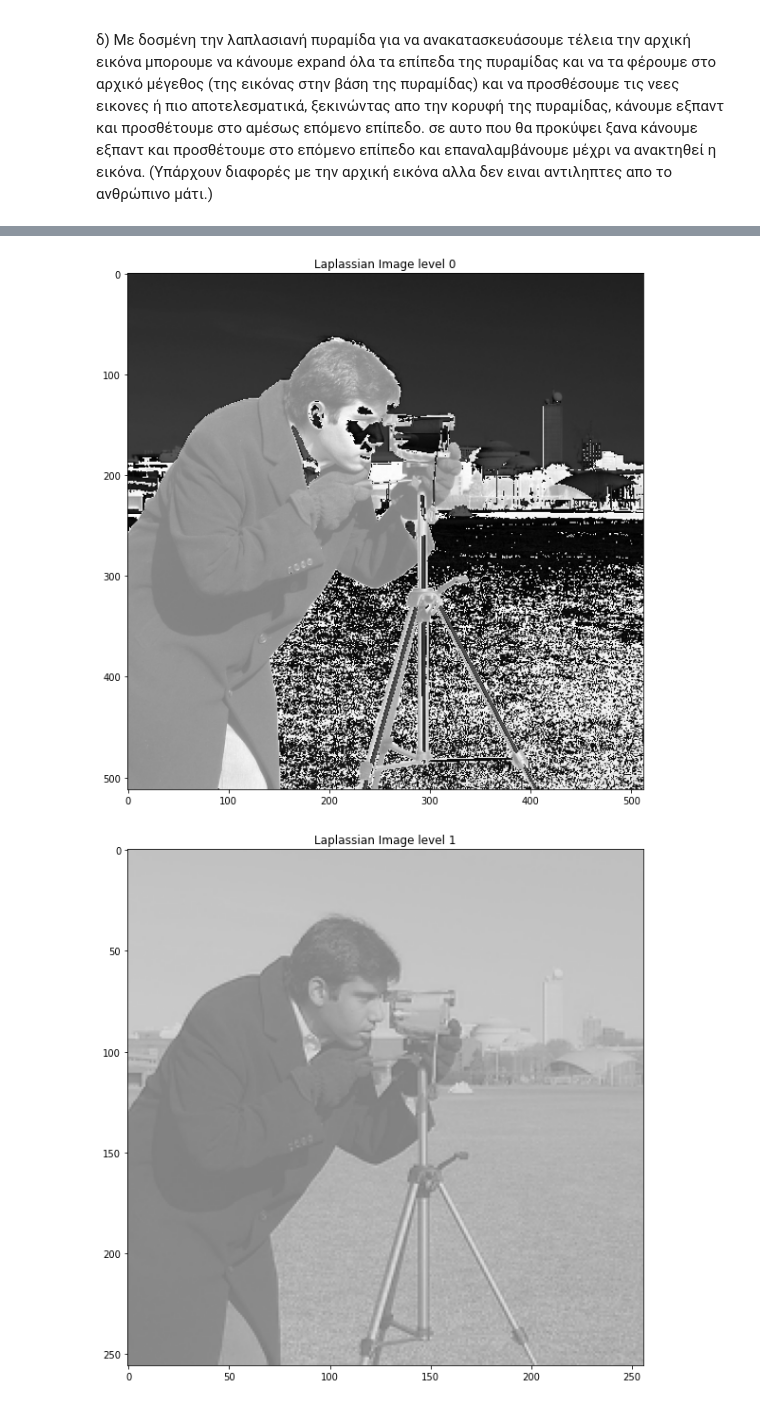
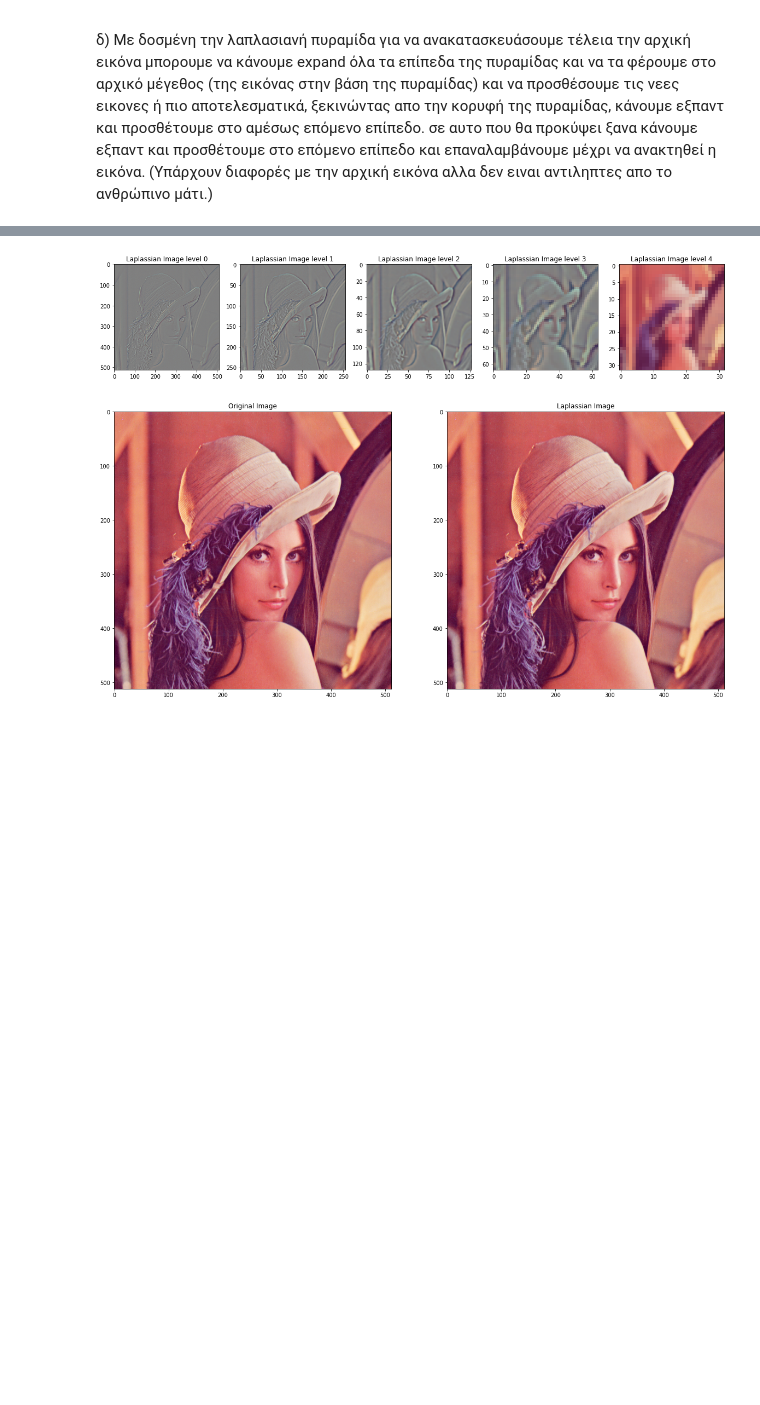
Before and after one commit to nikolastas/Image-and-Video-Analysis-and-Technology, a Jupyter notebook: ask1/ask1.ipynb, the cells around one changed output, grey strips where cells are left out. Saved outputs shown, nothing was run; the diff lists cells and outputs as text; code cells hidden in the pictures; blank space fills up the shorter version.

```diff
--- a/ask1/ask1.ipynb
+++ b/ask1/ask1.ipynb
@@ -28,7 +28,7 @@ from skimage import data as skdata
 # Εργαστηριακό μέρος
 # a)
 def Gkernel(a):
-    c= 1/4-a
+    c= 1/4-a/2
     b=1/4
     arr = np.array([[c], [b], [a], [b], [c]])
     return arr@arr.T #multiply arrays and return the result
@@ -117,12 +110,50 @@ def show_Laplassian_image(image_list):
+# %%
+def show_Laplassian_image(image_list, grey=False):
+    if(grey):
+        f, plots = plt.subplots(1,len(image_list),figsize=(20,20))
+        for i in range(len(image_list)):
+            plots[i].imshow(image_list[i], cmap='gray')
+            plots[i].set_title("Grey Laplassian Image")
+    else:
+        f, plots = plt.subplots(1,len(image_list),figsize=(20,20))
+        for i in range(depth):
+            plots[i].imshow(image_list[i])
+            plots[i].set_title("Laplassian Image level "+str(i))
+    return
+
+def show_original_vs_Laplassian(original_image, Laplassian_image):
+    f, plots = plt.subplots(1,2,figsize=(20,20))
+    plots[0].imshow(original_image)
+    plots[0].set_title("Original Image")
+    plots[1].imshow(Laplassian_image)
+    plots[1].set_title("Laplassian Image")
+
+def LaplassianImagePyramidAndReconstruct_Show(original_image, a, levels, grey=False):
+    # build a Laplassian pyramid on original_image, show it , show the reconstructed image
+    #  and then return
+    if(grey):
+        L = LaplassianPyramid(original_image,a,levels)
+        show_Laplassian_image(L,True)
+        show_original_vs_Laplassian(original_image, LaplassianPyramidReconstructImage(L,a,levels))
+    else:
+        Laplassian_image_pyramid = LaplassianPyramid(original_image, a, levels)
+        show_Laplassian_image(Laplassian_image_pyramid)
+        Laplassian_image_reconstruct = LaplassianPyramidReconstructImage(Laplassian_image_pyramid, a, levels)
+        show_original_vs_Laplassian(original_image, Laplassian_image_reconstruct)
+    return
 # %%
 a = 3/8
 depth=5
 
 Lena_Lapl = LaplassianPyramid(Lena_RGB,a,depth)
 Camera_Lapl = LaplassianPyramid(Camera_RGB,a,depth)
 
 
-show_Laplassian_image(Camera_Lapl)
+
+#Laplassian Image show for Lena and Camera
+LaplassianImagePyramidAndReconstruct_Show(Lena_RGB,a,depth)
+
+LaplassianImagePyramidAndReconstruct_Show(Camera_RGB,a,depth, True)
 # %% [output]
-[figure, old version]
+[figure, new version]
-[figure, old version]
+[figure, new version]
```
Also changed, not shown: parts of 6 cells of this notebook.
